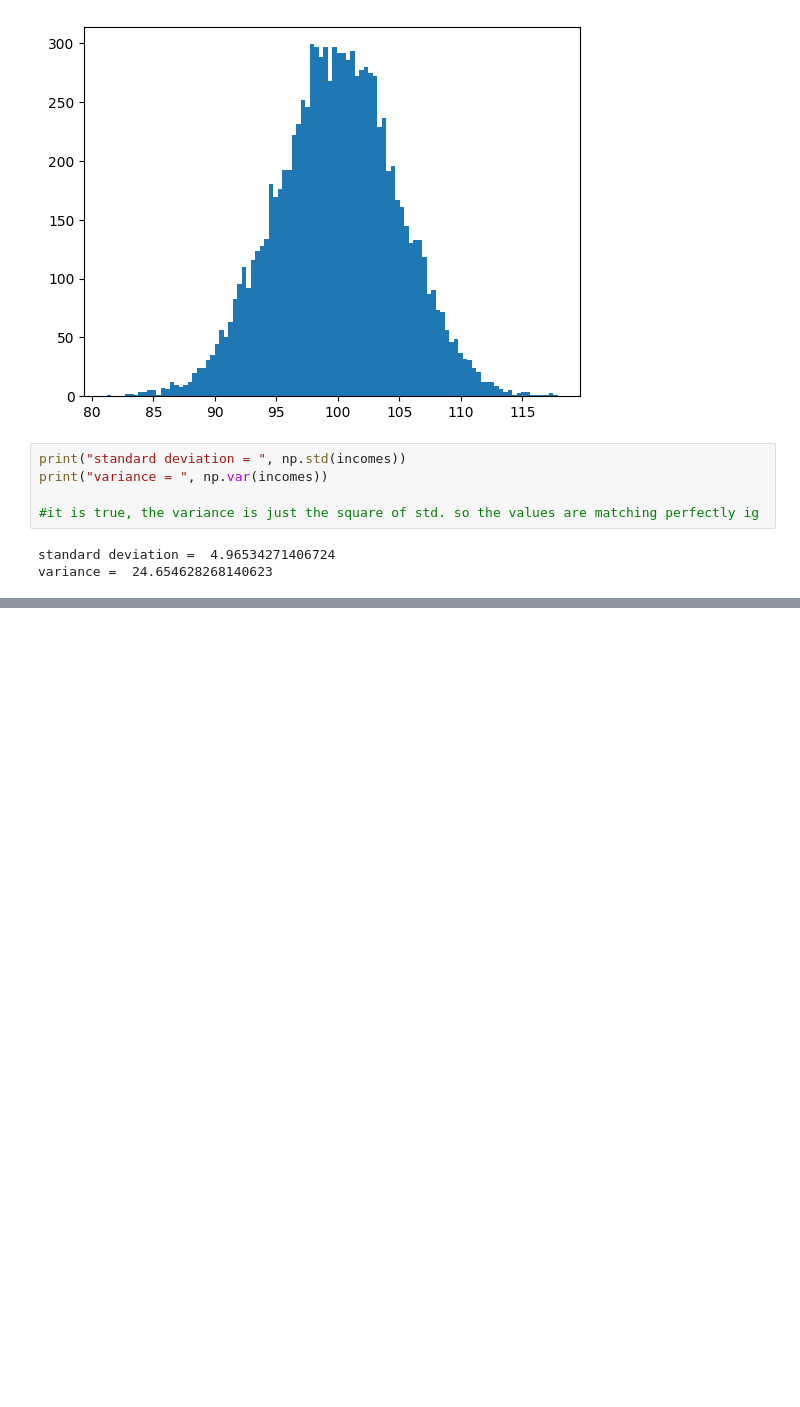
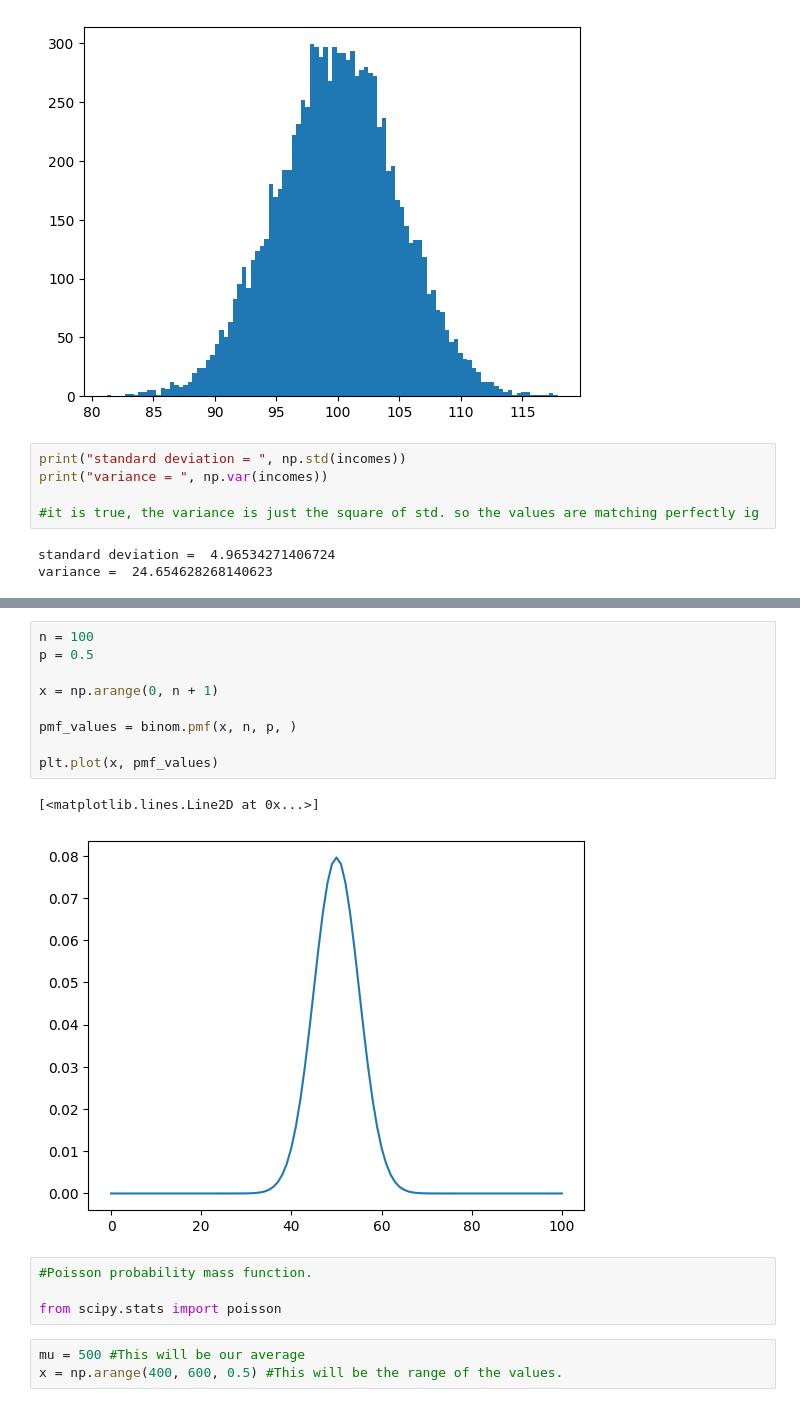
Before and after one commit to SoumyaBhaiya/my-practice, a Jupyter notebook: model2.ipynb, the cells around one changed output, grey strips where cells are left out. Cells and saved outputs as stored; diff of their text form; blank space fills up the shorter version.

Commit message:
Added possion distribution to the model2.ipynb, will add more code in the same notebook

```diff
--- a/model2.ipynb
+++ b/model2.ipynb
@@ -93,0 +118,19 @@ variance =  24.654628268140623
+# %%
+n = 100
+p = 0.5
+
+x = np.arange(0, n + 1)
+
+pmf_values = binom.pmf(x, n, p, )
+
+plt.plot(x, pmf_values)
+# %% [output]
+[<matplotlib.lines.Line2D at 0x...>]
+[figure, added]
+# %%
+#Poisson probability mass function.
+
+from scipy.stats import poisson
+# %%
+mu = 500 #This will be our average
+x = np.arange(400, 600, 0.5) #This will be the range of the values.
```
Also changed, not shown: parts of 11 cells of this notebook.
